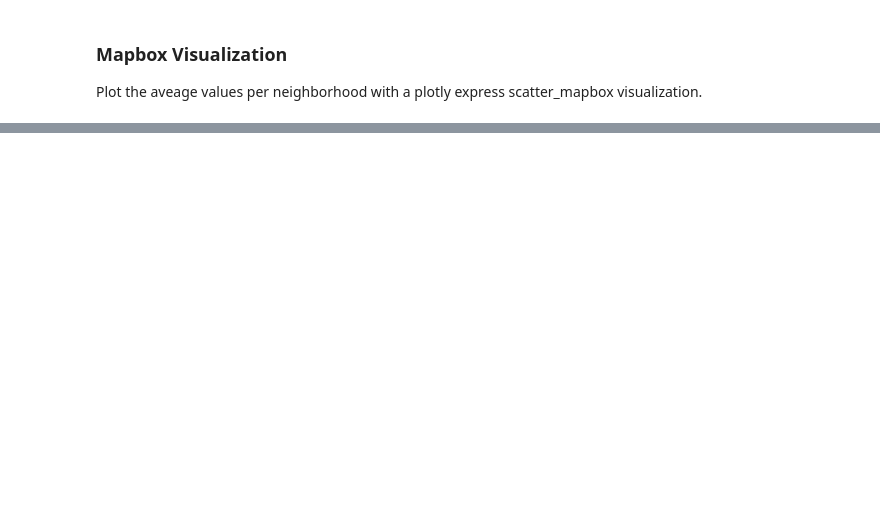
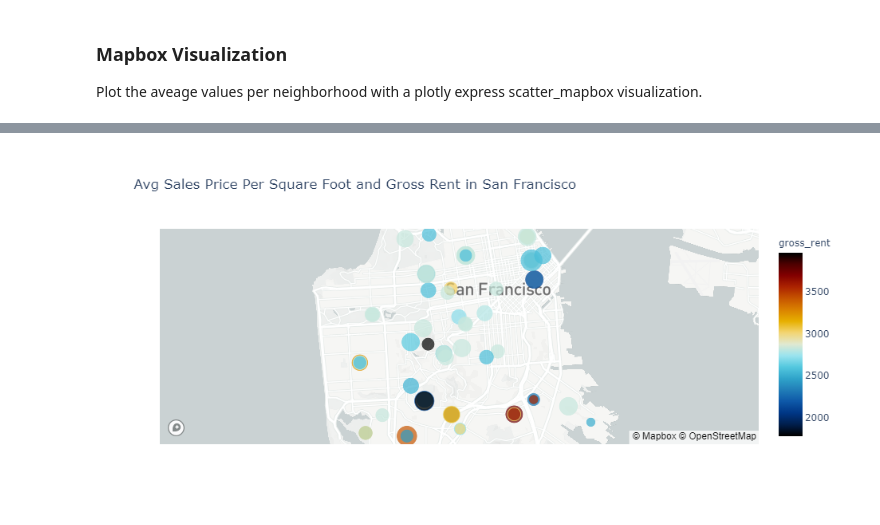
Before and after one commit to brettauc/Pyviz-homework, a Jupyter notebook: Starter_Code/rental_analysis.ipynb, the cells around one changed output, grey strips where cells are left out. Saved outputs shown, nothing was run; the diff lists cells and outputs as text; code cells hidden in the pictures; blank space fills up the shorter version.

```diff
--- a/Starter_Code/rental_analysis.ipynb
+++ b/Starter_Code/rental_analysis.ipynb
@@ -265,0 +266,12 @@ Plot the aveage values per neighborhood with a plotly express scatter_mapbox vis
+# %%
+# Create a scatter mapbox to analyze neighborhood info
+# YOUR CODE HERE!
+
+map_plot = px.scatter_mapbox(neighborhood_location_values,
+                 lat='Lat', lon='Lon',
+                 size='sale_price_sqr_foot', hover_name='Neighborhood',
+                 color='gross_rent', color_continuous_scale=px.colors.cyclical.IceFire,
+                 title='Avg Sales Price Per Square Foot and Gross Rent in San Francisco', zoom=10.75)
+map_plot
+# %% [output]
+[figure, added]
```
Also changed, not shown: parts of 10 cells of this notebook.
